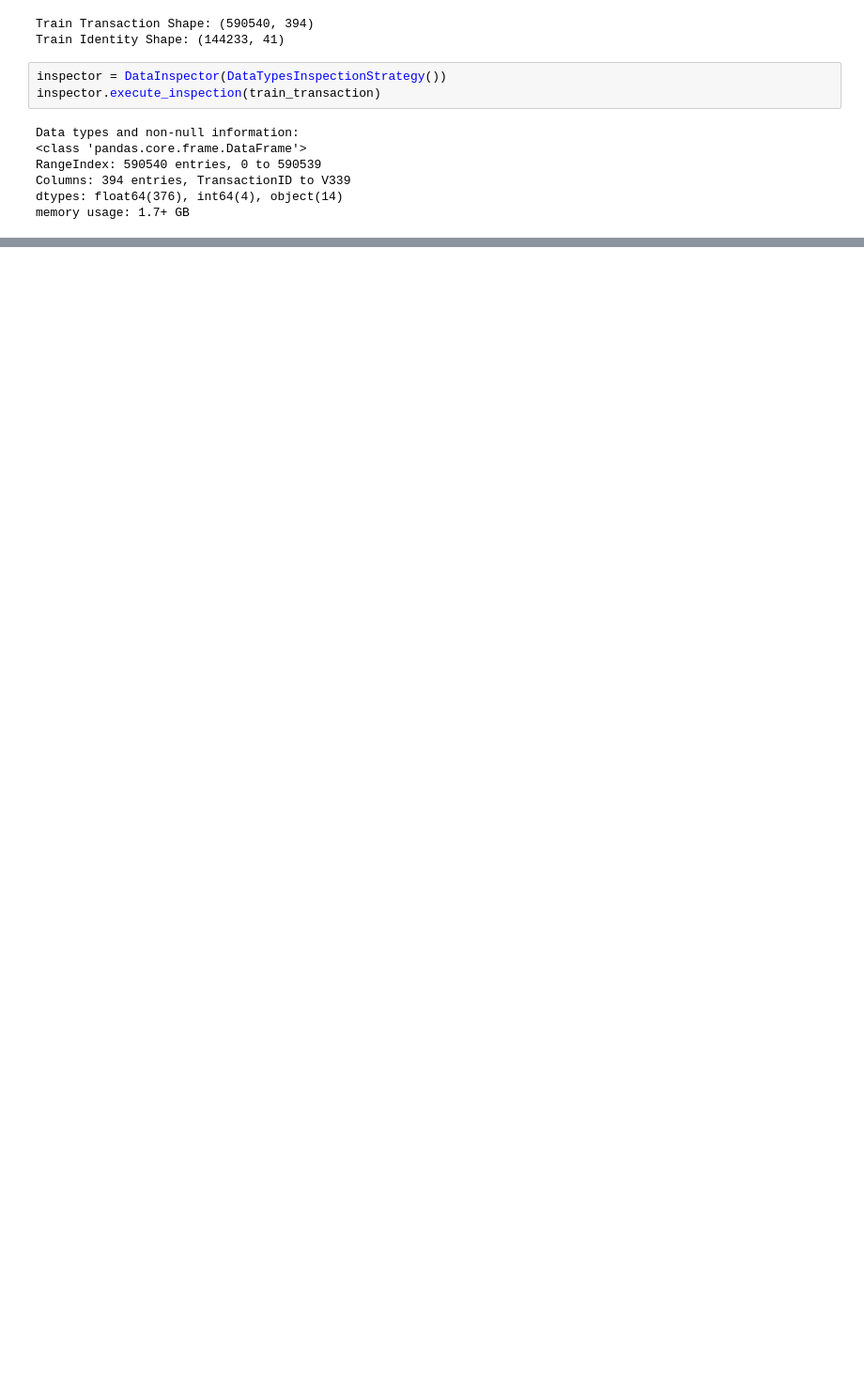
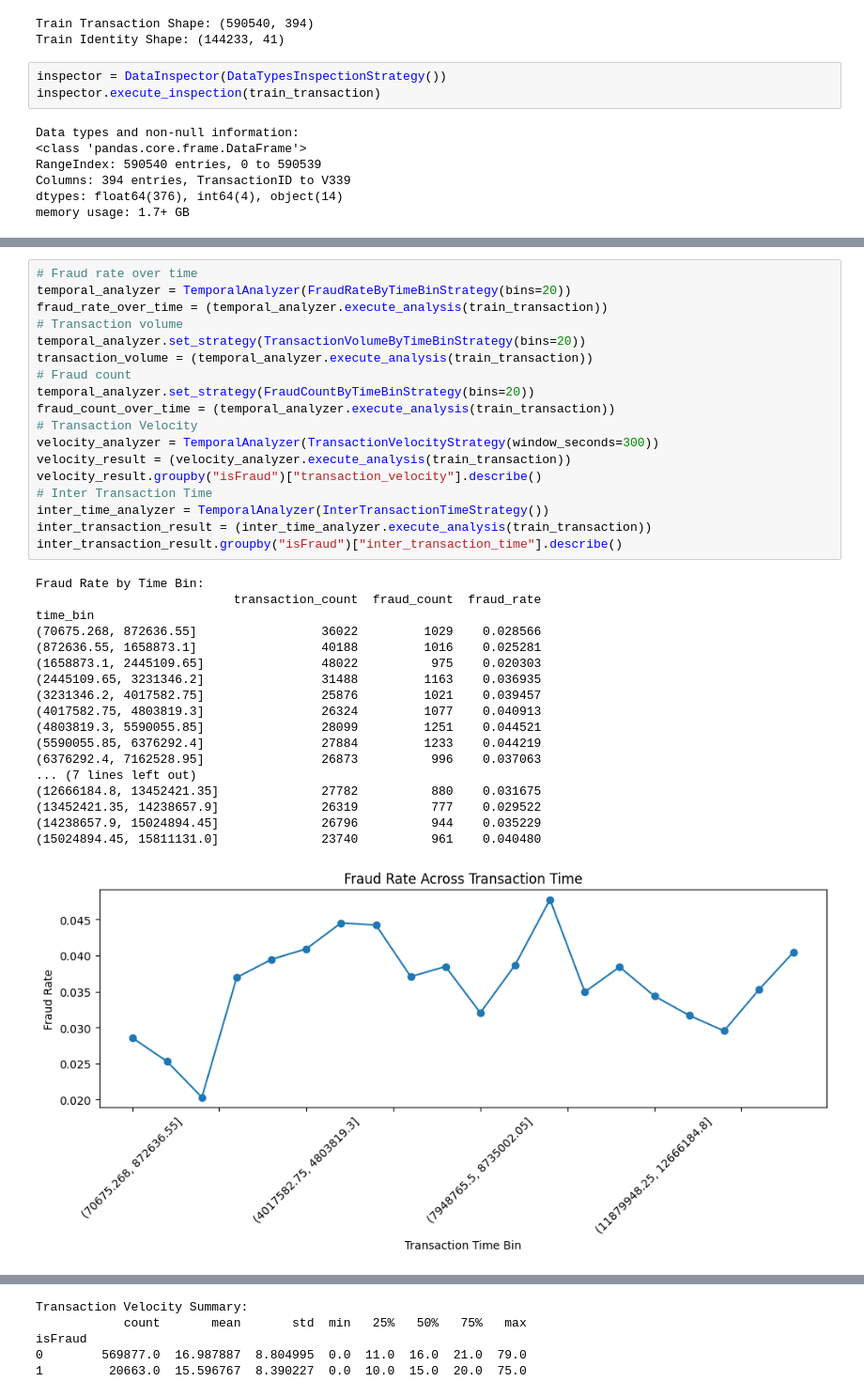
Before and after one commit to manojitkhatua/trace-ai, a Jupyter notebook: src/analysis/EDA.ipynb, the cells around one changed output, grey strips where cells are left out. Shown at 94% size. Drawn from its saved outputs; the diff is of its cells as text; blank space fills up the shorter version.

```diff
--- a/src/analysis/EDA.ipynb
+++ b/src/analysis/EDA.ipynb
@@ -84,0 +414,37 @@ So roughly 86% are missing for those fields.This is important.We should not auto
+# %%
+# Fraud rate over time
+temporal_analyzer = TemporalAnalyzer(FraudRateByTimeBinStrategy(bins=20))
+fraud_rate_over_time = (temporal_analyzer.execute_analysis(train_transaction))
+# Transaction volume
+temporal_analyzer.set_strategy(TransactionVolumeByTimeBinStrategy(bins=20))
+transaction_volume = (temporal_analyzer.execute_analysis(train_transaction))
+# Fraud count
+temporal_analyzer.set_strategy(FraudCountByTimeBinStrategy(bins=20))
+fraud_count_over_time = (temporal_analyzer.execute_analysis(train_transaction))
+# Transaction Velocity
+velocity_analyzer = TemporalAnalyzer(TransactionVelocityStrategy(window_seconds=300))
+velocity_result = (velocity_analyzer.execute_analysis(train_transaction))
+velocity_result.groupby("isFraud")["transaction_velocity"].describe()
+# Inter Transaction Time
+inter_time_analyzer = TemporalAnalyzer(InterTransactionTimeStrategy())
+inter_transaction_result = (inter_time_analyzer.execute_analysis(train_transaction))
+inter_transaction_result.groupby("isFraud")["inter_transaction_time"].describe()
+# %% [output]
+Fraud Rate by Time Bin:
+                           transaction_count  fraud_count  fraud_rate
+time_bin
+(70675.268, 872636.55]                 36022         1029    0.028566
+(872636.55, 1658873.1]                 40188         1016    0.025281
+(1658873.1, 2445109.65]                48022          975    0.020303
+(2445109.65, 3231346.2]                31488         1163    0.036935
+(3231346.2, 4017582.75]                25876         1021    0.039457
+(4017582.75, 4803819.3]                26324         1077    0.040913
+(4803819.3, 5590055.85]                28099         1251    0.044521
+(5590055.85, 6376292.4]                27884         1233    0.044219
+(6376292.4, 7162528.95]                26873          996    0.037063
+... (7 lines left out)
+(12666184.8, 13452421.35]              27782          880    0.031675
+(13452421.35, 14238657.9]              26319          777    0.029522
+(14238657.9, 15024894.45]              26796          944    0.035229
+(15024894.45, 15811131.0]              23740          961    0.040480
+[figure, added]
@@ -84,0 +487,5 @@ So roughly 86% are missing for those fields.This is important.We should not auto
+Transaction Velocity Summary:
+            count       mean       std  min   25%   50%   75%   max
+isFraud
+0        569877.0  16.987887  8.804995  0.0  11.0  16.0  21.0  79.0
+1         20663.0  15.596767  8.390227  0.0  10.0  15.0  20.0  75.0
```
Also changed, not shown: parts of 22 cells of this notebook, 6 other files.
